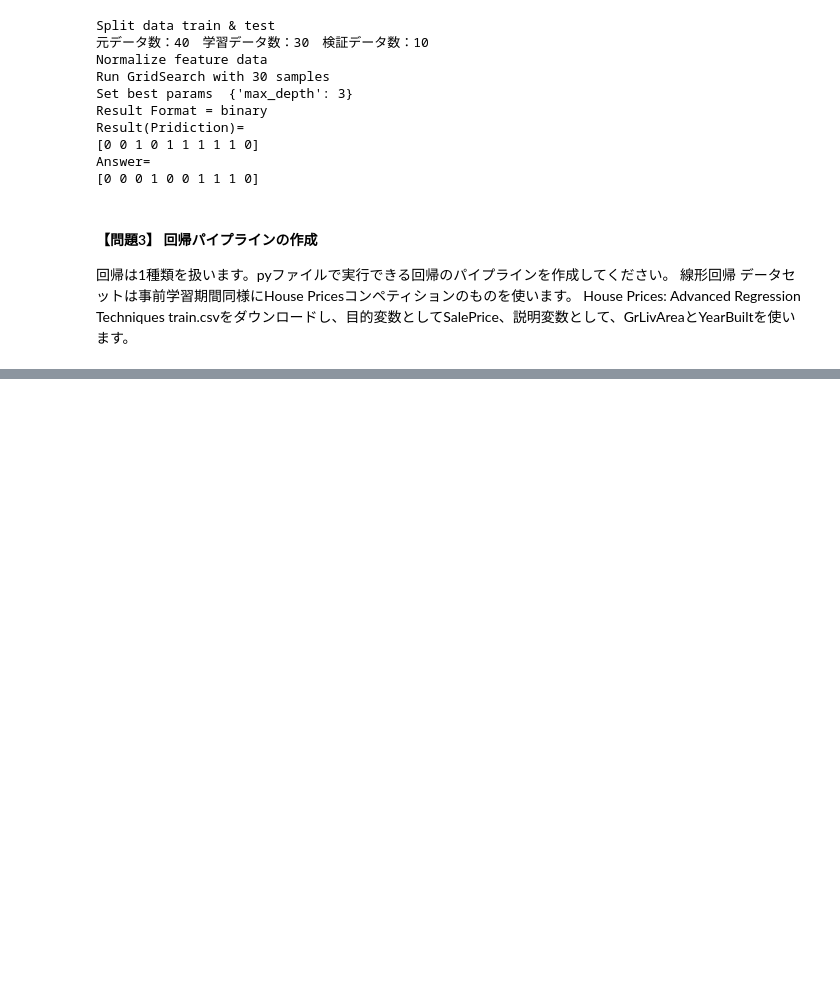
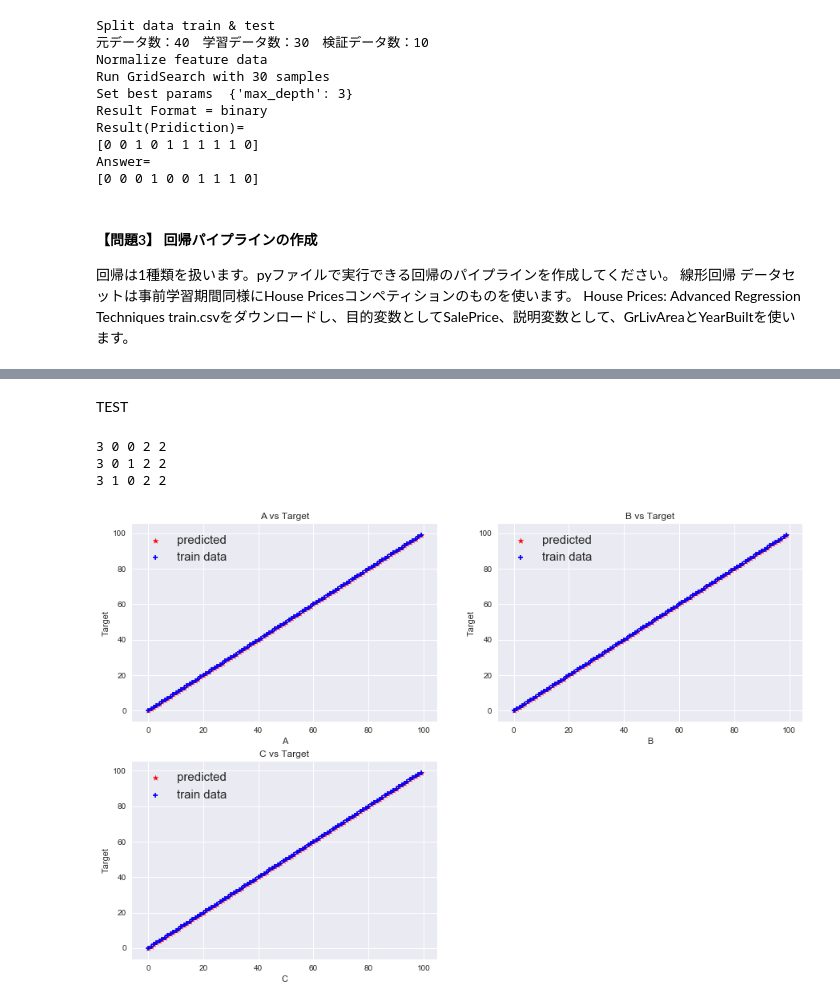
Before and after one commit to ns5849/diveintocode-ml, a Jupyter notebook: sprint2/Sprint2.ipynb, the cells around one changed output, grey strips where cells are left out. Drawn from its saved outputs; the diff is of its cells as text; code cells hidden in the pictures; blank space fills up the shorter version.

```diff
--- a/sprint2/Sprint2.ipynb
+++ b/sprint2/Sprint2.ipynb
@@ -404,0 +407,6 @@ train.csvをダウンロードし、目的変数としてSalePrice、説明変
+# %%
+tmp = pd.read_csv("/Users/naoki/Desktop/DIC/kaggle/housing_price/train.csv")
+x = tmp[["GrLivArea", "YearBuilt"]]
+y = tmp[["SalePrice"]]
+target_value = y.columns
+feature_value = x.columns
@@ -404,0 +468,45 @@ train.csvをダウンロードし、目的変数としてSalePrice、説明変
+# %% [markdown]
+TEST
+# %%
+import math
+
+def plot_result2(result, test_target, test_feature, feature_value, target_value):
+
+    num_of_row = math.ceil(len(feature_value) / 2)
+    num_of_col = 2 if len(feature_value) > 1 else 1
+
+    fig = plt.figure(figsize=(15, (5 * num_of_row)))
+    ax = [0 for _ in range(0, len(feature_value))]
+    for i in range(0, len(feature_value)):
+        row = math.floor(i / 2)
+        col = i % 2
+        print(len(feature_value), row, col, num_of_row, num_of_col)
+        ax[i] = plt.subplot2grid((num_of_row, num_of_col), (row, col))
+        ax[i].set_title('{} vs {}'.format(feature_value[i], target_value))
+        ax[i].set_xlabel('{}'.format(feature_value[i]))
+        ax[i].set_ylabel('{}'.format(target_value))
+        ax[i].grid(True)
+        ax[i].scatter(test_feature[feature_value[i]], result, s=50, color="Red", marker='*', label="predicted")
+        ax[i].scatter(test_feature[feature_value[i]], test_target, s=30, color="Blue", marker='+', label="train data")
+        ax[i].legend(fontsize=15)
+# %%
+feature_value = ["A", "B", "C"]
+target_value = "Target"
+result = [i for i in range(0,100)]
+test_target = [i for i in range(0,100)]
+A = [[i for i in range(0,100)]]
+B = [[i for i in range(0,100)]]
+C = [[i for i in range(0,100)]]
+D = [[i for i in range(0,100)]]
+tmp1 = np.concatenate([A, B]).T
+tmp2 = np.array(C).T
+#tmp2 = np.concatenate([C, D]).T
+test_feature = np.concatenate([tmp1, tmp2], axis=1)
+test_feature = pd.DataFrame(data=test_feature, columns=feature_value)
+#print(test_feature)
+plot_result2(result, test_target, test_feature, feature_value, target_value)
+# %% [output]
+3 0 0 2 2
+3 0 1 2 2
+3 1 0 2 2
+[figure, added]
```
Also changed, not shown: parts of 8 cells of this notebook, 1 other file.
